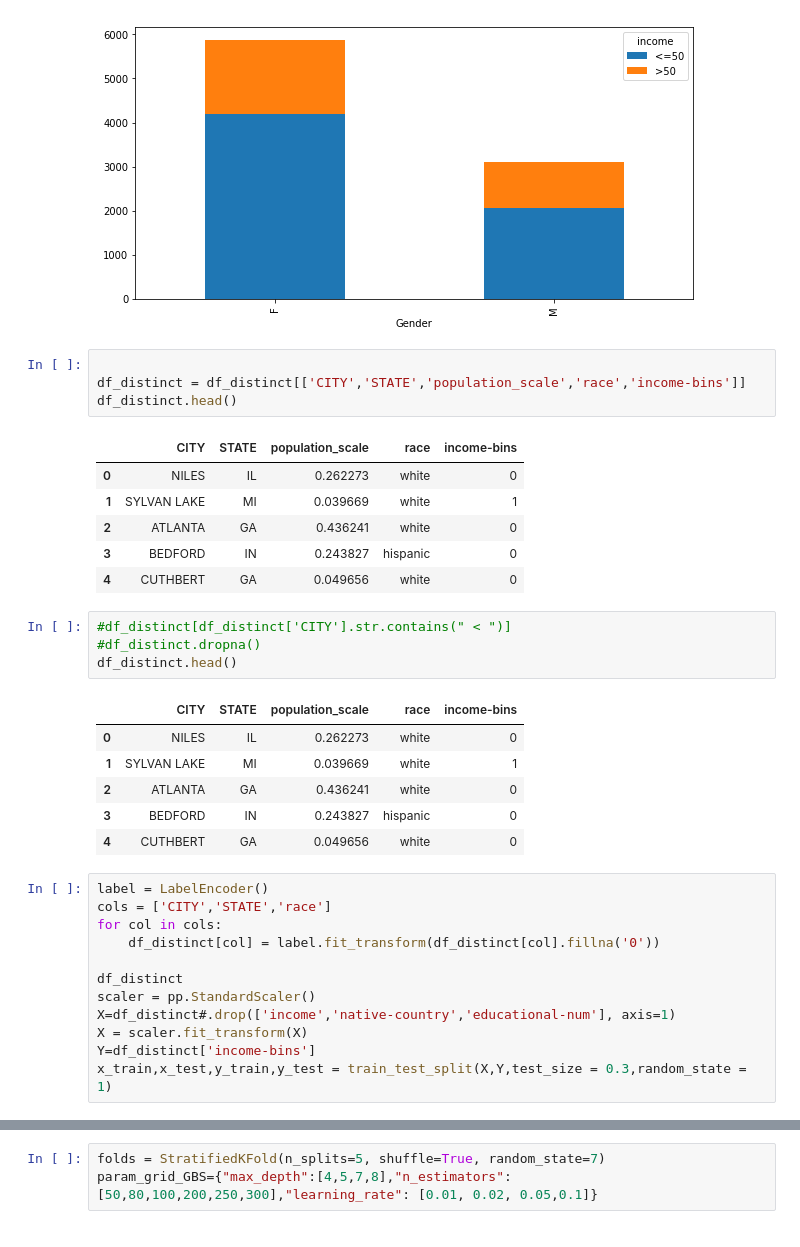
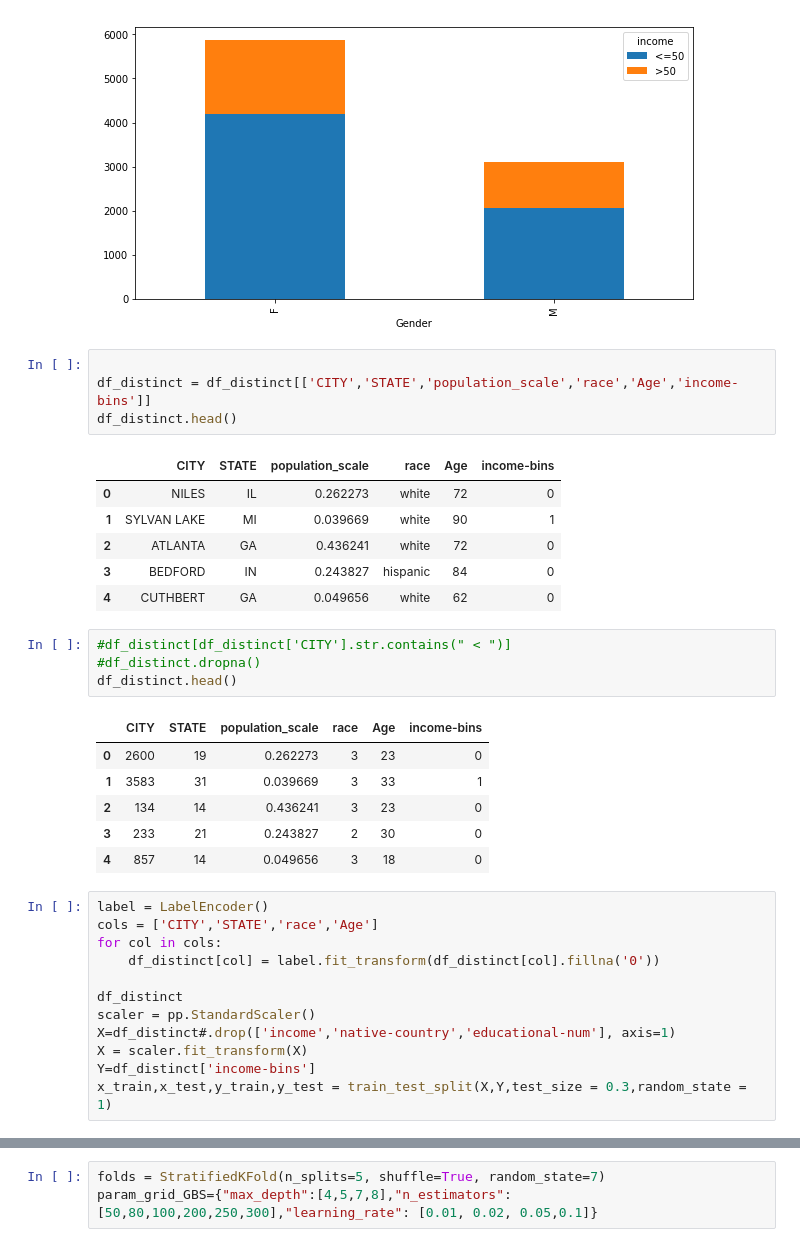
Before and after one commit to huzefakhan/ML-Project, a Jupyter notebook: SybridDataAnalysis.ipynb, the cells around one changed output, grey strips where cells are left out. Saved outputs shown, nothing was run; the diff lists cells and outputs as text.

```diff
--- a/SybridDataAnalysis.ipynb
+++ b/SybridDataAnalysis.ipynb
@@ -225,29 +225,29 @@ data.groupby(["Gender", "income"]).size().unstack().plot(kind='bar', stacked=Tru
 [figure]
 # %%
 
-df_distinct = df_distinct[['CITY','STATE','population_scale','race','income-bins']]
+df_distinct = df_distinct[['CITY','STATE','population_scale','race','Age','income-bins']]
 df_distinct.head()
 # %% [output]
-|  | CITY | STATE | population_scale | race | income-bins |
-| 0 | NILES | IL | 0.262273 | white | 0 |
-| 1 | SYLVAN LAKE | MI | 0.039669 | white | 1 |
-| 2 | ATLANTA | GA | 0.436241 | white | 0 |
-| 3 | BEDFORD | IN | 0.243827 | hispanic | 0 |
-| 4 | CUTHBERT | GA | 0.049656 | white | 0 |
+|  | CITY | STATE | population_scale | race | Age | income-bins |
+| 0 | NILES | IL | 0.262273 | white | 72 | 0 |
+| 1 | SYLVAN LAKE | MI | 0.039669 | white | 90 | 1 |
+| 2 | ATLANTA | GA | 0.436241 | white | 72 | 0 |
+| 3 | BEDFORD | IN | 0.243827 | hispanic | 84 | 0 |
+| 4 | CUTHBERT | GA | 0.049656 | white | 62 | 0 |
 # %%
 #df_distinct[df_distinct['CITY'].str.contains(" < ")]
 #df_distinct.dropna()
 df_distinct.head()
 # %% [output]
-|  | CITY | STATE | population_scale | race | income-bins |
-| 0 | NILES | IL | 0.262273 | white | 0 |
-| 1 | SYLVAN LAKE | MI | 0.039669 | white | 1 |
-| 2 | ATLANTA | GA | 0.436241 | white | 0 |
-| 3 | BEDFORD | IN | 0.243827 | hispanic | 0 |
-| 4 | CUTHBERT | GA | 0.049656 | white | 0 |
+|  | CITY | STATE | population_scale | race | Age | income-bins |
+| 0 | 2600 | 19 | 0.262273 | 3 | 23 | 0 |
+| 1 | 3583 | 31 | 0.039669 | 3 | 33 | 1 |
+| 2 | 134 | 14 | 0.436241 | 3 | 23 | 0 |
+| 3 | 233 | 21 | 0.243827 | 2 | 30 | 0 |
+| 4 | 857 | 14 | 0.049656 | 3 | 18 | 0 |
 # %%
 label = LabelEncoder()
-cols = ['CITY','STATE','race']
+cols = ['CITY','STATE','race','Age']
 for col in cols:
     df_distinct[col] = label.fit_transform(df_distinct[col].fillna('0'))
 
```
Also changed, not shown: parts of 2 cells of this notebook.
